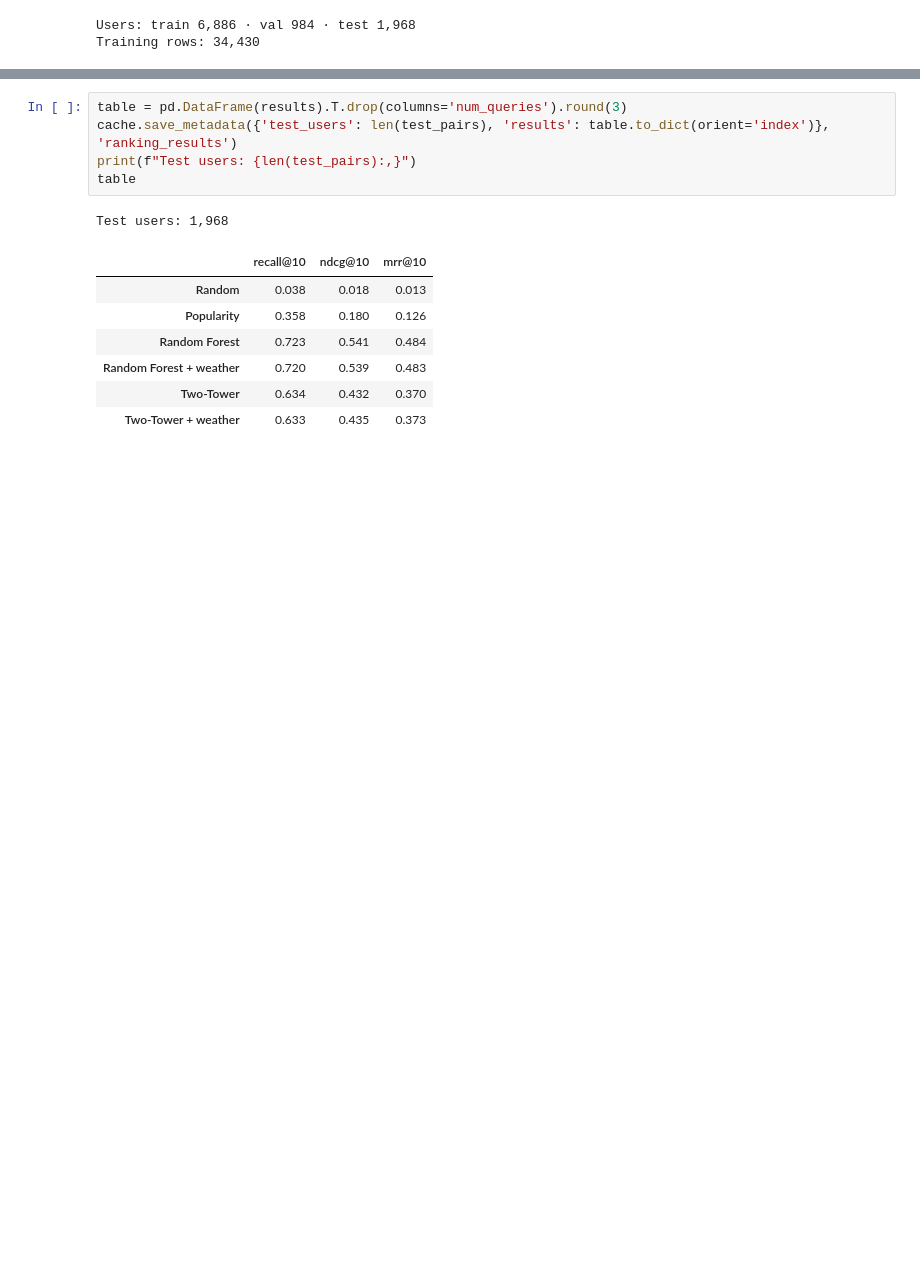
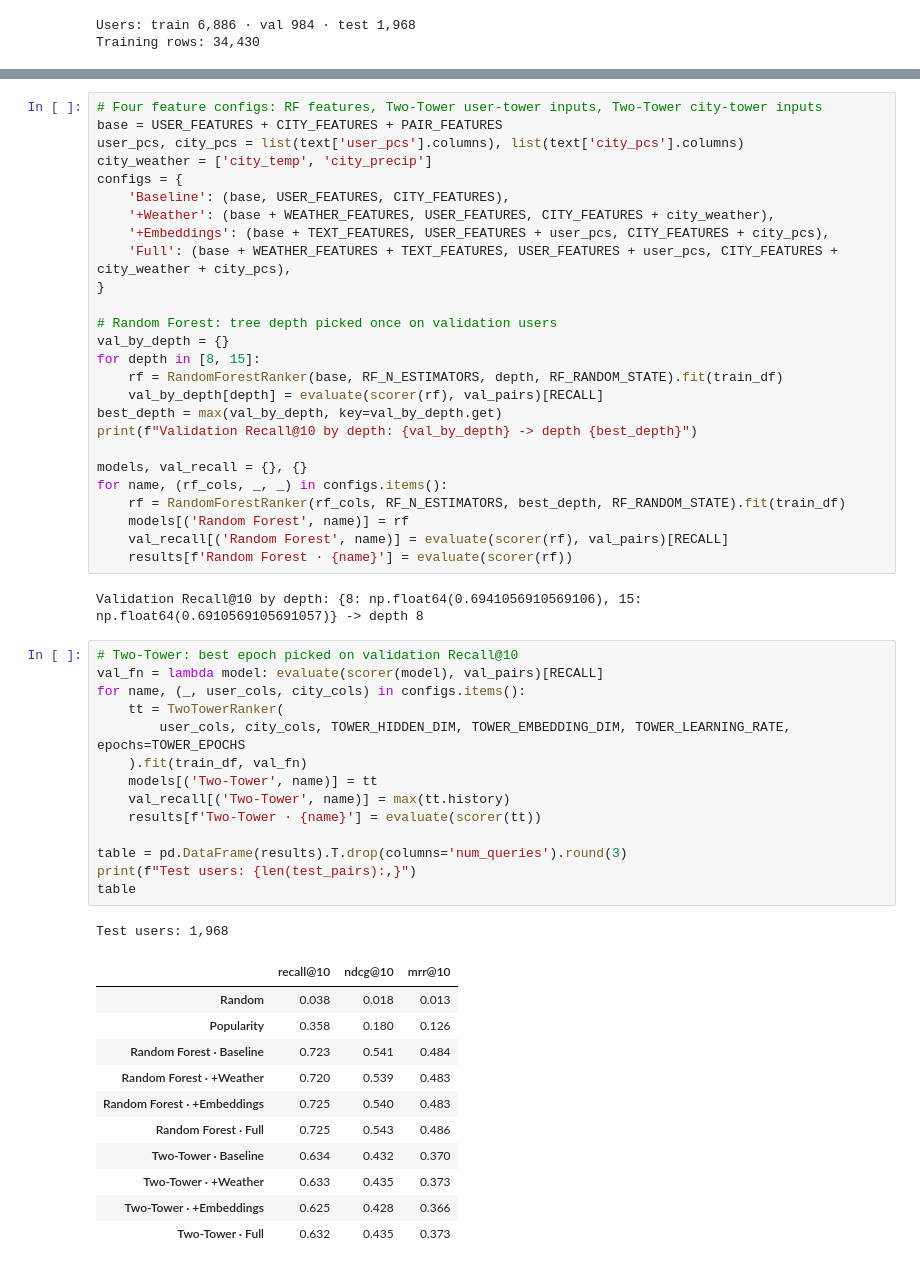
Before and after one commit to Serenity1998/ML-Project, a Jupyter notebook: notebooks/phase4_models/03_ranking_models.ipynb, the cells around one changed output, grey strips where cells are left out. Cells and saved outputs as stored; diff of their text form; blank space fills up the shorter version.

```diff
--- a/notebooks/phase4_models/03_ranking_models.ipynb
+++ b/notebooks/phase4_models/03_ranking_models.ipynb
@@ -149,14 +90,55 @@ Validation Recall@10 per epoch: [np.float64(0.548), np.float64(0.559), np.float6
-# %%
-table = pd.DataFrame(results).T.drop(columns='num_queries').round(3)
-cache.save_metadata({'test_users': len(test_pairs), 'results': table.to_dict(orient='index')}, 'ranking_results')
-print(f"Test users: {len(test_pairs):,}")
-table
-# %% [output]
-Test users: 1,968
-|  | recall@10 | ndcg@10 | mrr@10 |
-| Random | 0.038 | 0.018 | 0.013 |
-| Popularity | 0.358 | 0.180 | 0.126 |
-| Random Forest | 0.723 | 0.541 | 0.484 |
-| Random Forest + weather | 0.720 | 0.539 | 0.483 |
-| Two-Tower | 0.634 | 0.432 | 0.370 |
-| Two-Tower + weather | 0.633 | 0.435 | 0.373 |
+# %%
+# Four feature configs: RF features, Two-Tower user-tower inputs, Two-Tower city-tower inputs
+base = USER_FEATURES + CITY_FEATURES + PAIR_FEATURES
+user_pcs, city_pcs = list(text['user_pcs'].columns), list(text['city_pcs'].columns)
+city_weather = ['city_temp', 'city_precip']
+configs = {
+    'Baseline': (base, USER_FEATURES, CITY_FEATURES),
+    '+Weather': (base + WEATHER_FEATURES, USER_FEATURES, CITY_FEATURES + city_weather),
+    '+Embeddings': (base + TEXT_FEATURES, USER_FEATURES + user_pcs, CITY_FEATURES + city_pcs),
+    'Full': (base + WEATHER_FEATURES + TEXT_FEATURES, USER_FEATURES + user_pcs, CITY_FEATURES + city_weather + city_pcs),
+}
+
+# Random Forest: tree depth picked once on validation users
+val_by_depth = {}
+for depth in [8, 15]:
+    rf = RandomForestRanker(base, RF_N_ESTIMATORS, depth, RF_RANDOM_STATE).fit(train_df)
+    val_by_depth[depth] = evaluate(scorer(rf), val_pairs)[RECALL]
+best_depth = max(val_by_depth, key=val_by_depth.get)
+print(f"Validation Recall@10 by depth: {val_by_depth} -> depth {best_depth}")
+
+models, val_recall = {}, {}
+for name, (rf_cols, _, _) in configs.items():
+    rf = RandomForestRanker(rf_cols, RF_N_ESTIMATORS, best_depth, RF_RANDOM_STATE).fit(train_df)
+    models[('Random Forest', name)] = rf
+    val_recall[('Random Forest', name)] = evaluate(scorer(rf), val_pairs)[RECALL]
+    results[f'Random Forest · {name}'] = evaluate(scorer(rf))
+# %% [output]
+Validation Recall@10 by depth: {8: np.float64(0.6941056910569106), 15: np.float64(0.6910569105691057)} -> depth 8
+# %%
+# Two-Tower: best epoch picked on validation Recall@10
+val_fn = lambda model: evaluate(scorer(model), val_pairs)[RECALL]
+for name, (_, user_cols, city_cols) in configs.items():
+    tt = TwoTowerRanker(
+        user_cols, city_cols, TOWER_HIDDEN_DIM, TOWER_EMBEDDING_DIM, TOWER_LEARNING_RATE, epochs=TOWER_EPOCHS
+    ).fit(train_df, val_fn)
+    models[('Two-Tower', name)] = tt
+    val_recall[('Two-Tower', name)] = max(tt.history)
+    results[f'Two-Tower · {name}'] = evaluate(scorer(tt))
+
+table = pd.DataFrame(results).T.drop(columns='num_queries').round(3)
+print(f"Test users: {len(test_pairs):,}")
+table
+# %% [output]
+Test users: 1,968
+|  | recall@10 | ndcg@10 | mrr@10 |
+| Random | 0.038 | 0.018 | 0.013 |
+| Popularity | 0.358 | 0.180 | 0.126 |
+| Random Forest · Baseline | 0.723 | 0.541 | 0.484 |
+| Random Forest · +Weather | 0.720 | 0.539 | 0.483 |
+| Random Forest · +Embeddings | 0.725 | 0.540 | 0.483 |
+| Random Forest · Full | 0.725 | 0.543 | 0.486 |
+| Two-Tower · Baseline | 0.634 | 0.432 | 0.370 |
+| Two-Tower · +Weather | 0.633 | 0.435 | 0.373 |
+| Two-Tower · +Embeddings | 0.625 | 0.428 | 0.366 |
+| Two-Tower · Full | 0.632 | 0.435 | 0.373 |
```
Also changed, not shown: parts of 10 cells of this notebook, 8 other files.
